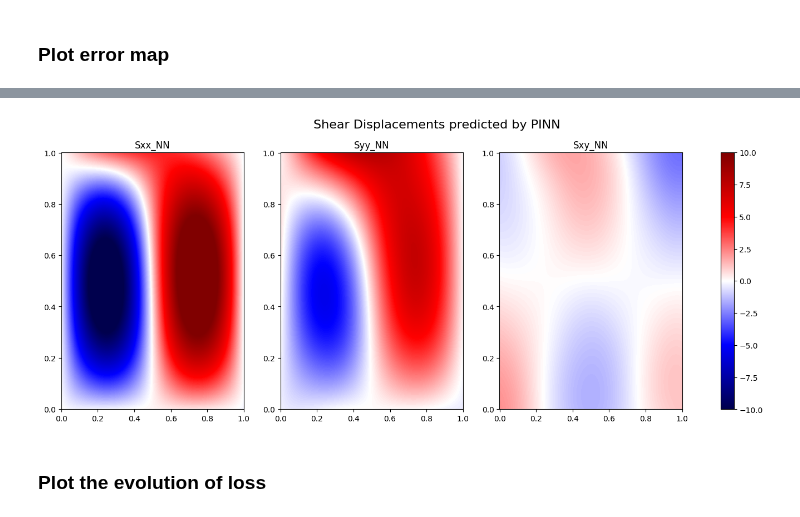
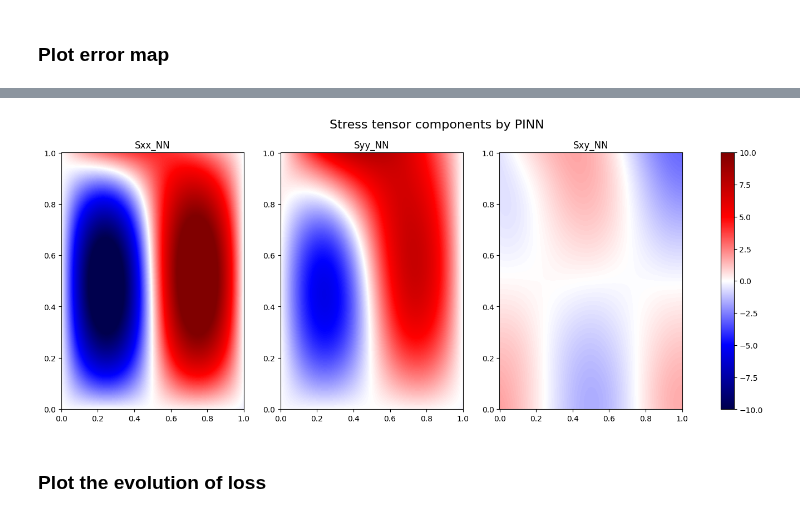
Before and after one commit to submerged-in-matrix/PINN_2D_Elasticity, a Jupyter notebook: Notebook/P_3_PINN_Linear_Elasticity.ipynb, the cells around one changed output, grey strips where cells are left out. Cells and saved outputs as stored; diff of their text form; code cells hidden in the pictures.

```diff
--- a/Notebook/P_3_PINN_Linear_Elasticity.ipynb
+++ b/Notebook/P_3_PINN_Linear_Elasticity.ipynb
@@ -688,29 +690,30 @@ plt.show()
 # %%
-# Determine predictions of Shear displacements
+# Determine predictions of stress tensor components
+# Note: The stress tensor components are derived from the displacements using the constitutive relations.
 Ux_pred, Uy_pred, Sxx_pred, Syy_pred, Sxy_pred = PINN(tf.cast(Xgrid,DTYPE))
 sxx_pred = Sxx_pred
 syy_pred = Syy_pred
 sxy_pred = Sxy_pred
 
 # Reshape upred
 Sxx = sxx_pred.numpy().reshape(N+1,N+1)
 Syy = syy_pred.numpy().reshape(N+1,N+1)
 Sxy = sxy_pred.numpy().reshape(N+1,N+1)
 
 S_total = [Sxx, Syy, Sxy]
 S_total_name = ['Sxx_NN', 'Syy_NN', 'Sxy_NN']
 fig, axes = plt.subplots(nrows=1, ncols=3, figsize=(18,6))
 for i,ax in enumerate(axes.flat):
     im = ax.pcolor(X, Y, S_total[i], cmap='seismic', vmin=-10, vmax=10)
     ax.set_title(S_total_name[i])
 
 fig.colorbar(im, ax=axes.ravel().tolist())
-plt.suptitle('Shear Displacements predicted by PINN', fontsize=16)
+plt.suptitle('Stress tensor components by PINN', fontsize=16)
 plt.show()
 
 #plt.savefig('Burgers_Solution.pdf', bbox_inches='tight', dpi=300);
 # %% [output]
-[figure, old version]
+[figure, new version]
 # %% [markdown]
 ### Plot the evolution of loss
 # %%
```
Also changed, not shown: parts of 11 cells of this notebook.
